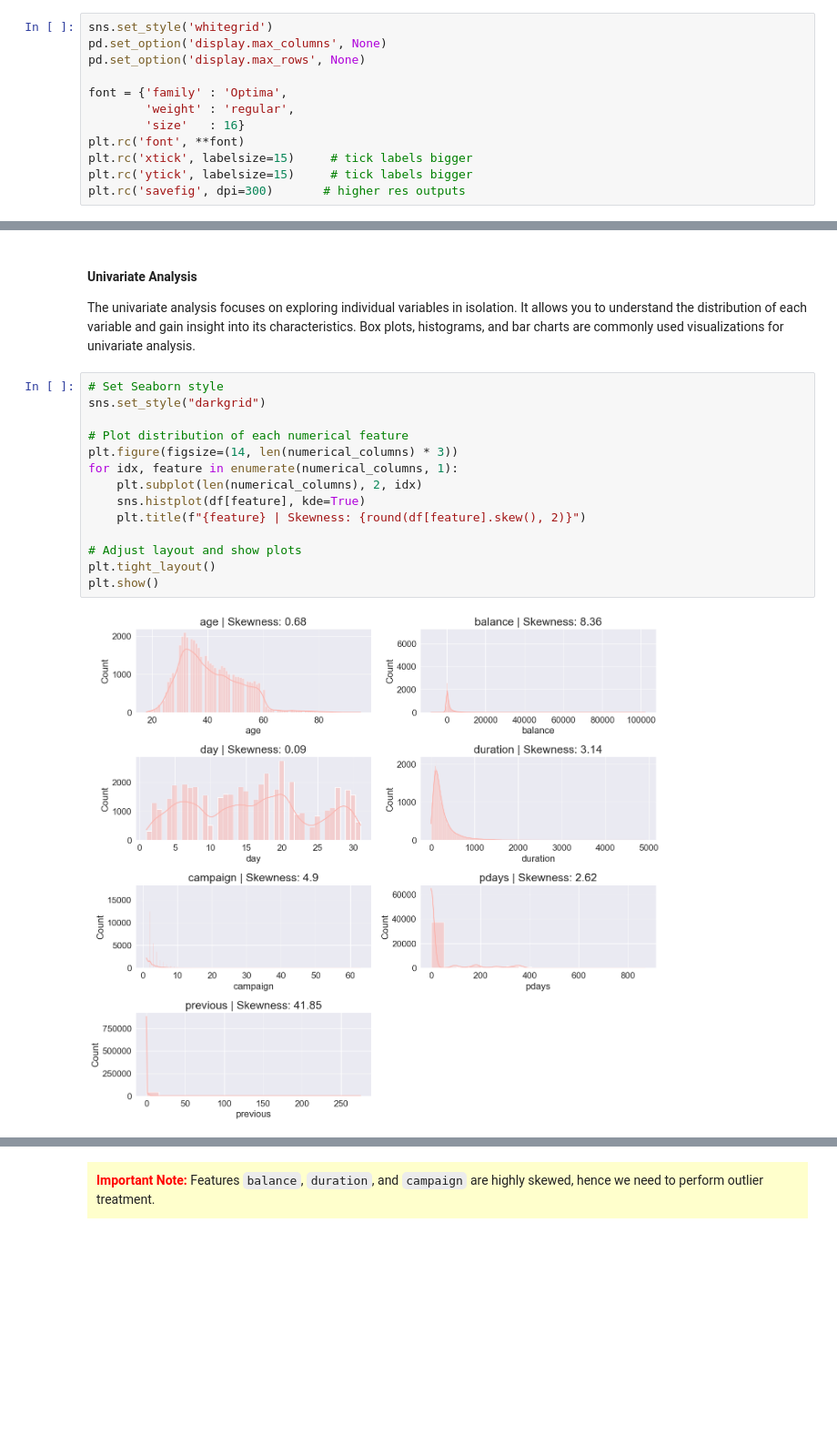
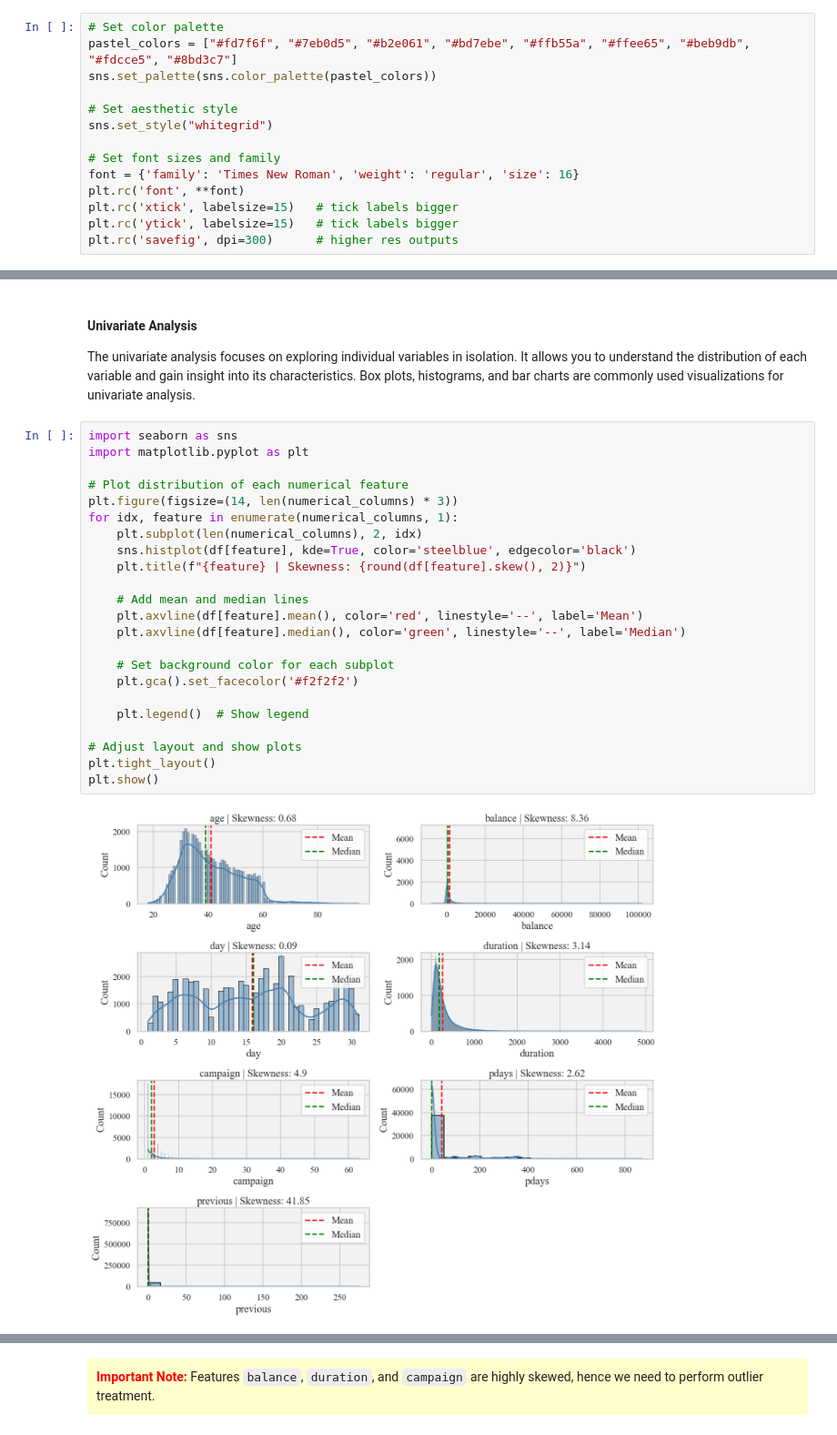
Before and after one commit to McGill-MMA-EnterpriseAnalytics/customer_banking, a Jupyter notebook: EDA/eda.ipynb, the cells around one changed output, grey strips where cells are left out. Shown at 91% size. Saved outputs shown, nothing was run; the diff lists cells and outputs as text; blank space fills up the shorter version.

```diff
--- a/EDA/eda.ipynb
+++ b/EDA/eda.ipynb
@@ -16,15 +19,17 @@ wr.filterwarnings('ignore')
 # %%
-sns.set_style('whitegrid')
-pd.set_option('display.max_columns', None)
-pd.set_option('display.max_rows', None)
+# Set color palette
+pastel_colors = ["#fd7f6f", "#7eb0d5", "#b2e061", "#bd7ebe", "#ffb55a", "#ffee65", "#beb9db", "#fdcce5", "#8bd3c7"]
+sns.set_palette(sns.color_palette(pastel_colors))
 
-font = {'family' : 'Optima',
-        'weight' : 'regular',
-        'size'   : 16}
+# Set aesthetic style
+sns.set_style("whitegrid")
+
+# Set font sizes and family
+font = {'family': 'Times New Roman', 'weight': 'regular', 'size': 16}
 plt.rc('font', **font)
-plt.rc('xtick', labelsize=15)     # tick labels bigger
-plt.rc('ytick', labelsize=15)     # tick labels bigger
-plt.rc('savefig', dpi=300)       # higher res outputs
+plt.rc('xtick', labelsize=15)   # tick labels bigger
+plt.rc('ytick', labelsize=15)   # tick labels bigger
+plt.rc('savefig', dpi=300)      # higher res outputs
 # %% [markdown]
 ### Reading dataset
 # %%
@@ -214,21 +217,30 @@ Numerical Columns: Index(['age', 'balance', 'day', 'duration', 'campaign', 'pday
 #### Univariate Analysis
 The univariate analysis focuses on exploring individual variables in isolation. It allows you to understand the distribution of each variable and gain insight into its characteristics. Box plots, histograms, and bar charts are commonly used visualizations for univariate analysis.
 # %%
-# Set Seaborn style
-sns.set_style("darkgrid")
+import seaborn as sns
+import matplotlib.pyplot as plt
 
 # Plot distribution of each numerical feature
 plt.figure(figsize=(14, len(numerical_columns) * 3))
 for idx, feature in enumerate(numerical_columns, 1):
     plt.subplot(len(numerical_columns), 2, idx)
-    sns.histplot(df[feature], kde=True)
+    sns.histplot(df[feature], kde=True, color='steelblue', edgecolor='black')
     plt.title(f"{feature} | Skewness: {round(df[feature].skew(), 2)}")
+
+    # Add mean and median lines
+    plt.axvline(df[feature].mean(), color='red', linestyle='--', label='Mean')
+    plt.axvline(df[feature].median(), color='green', linestyle='--', label='Median')
+
+    # Set background color for each subplot
+    plt.gca().set_facecolor('#f2f2f2')
+
+    plt.legend()  # Show legend
 
 # Adjust layout and show plots
 plt.tight_layout()
 plt.show()
 # %% [output]
-[figure, old version]
+[figure, new version]
 # %%
 # Create subplots with 2 rows and 4 columns
 fig, axes = plt.subplots(2, 4, figsize=(12, 6))
```
Also changed, not shown: parts of 14 cells of this notebook.
